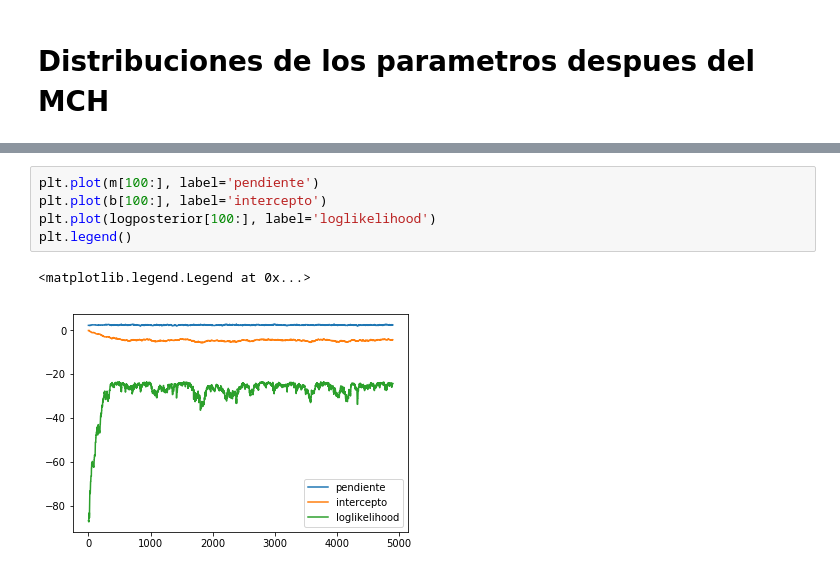
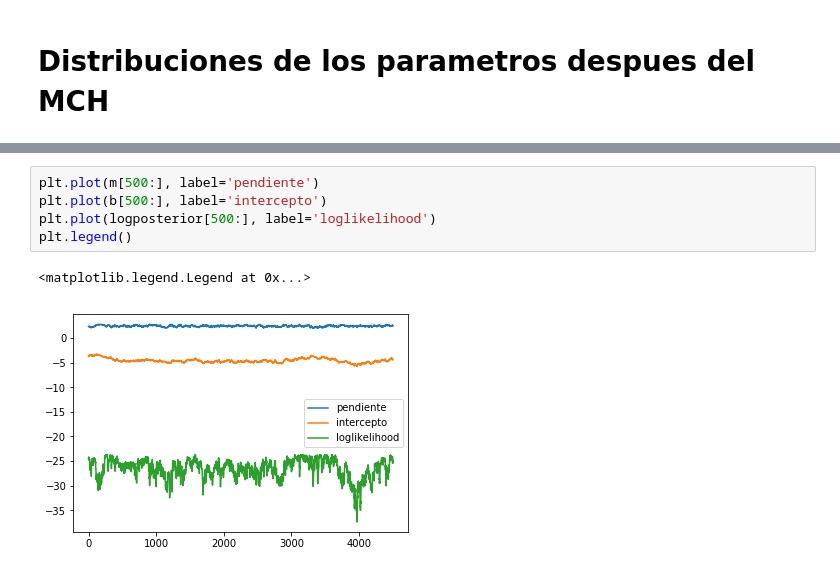
Before and after one commit to JoseMontanaC/Metodos_Computacionales, a Jupyter notebook: Repaso_Ejercicios/Ejercicio_7/Ejercicio_7.ipynb, the cells around one changed output, grey strips where cells are left out. Saved outputs shown, nothing was run; the diff lists cells and outputs as text.

```diff
--- a/Repaso_Ejercicios/Ejercicio_7/Ejercicio_7.ipynb
+++ b/Repaso_Ejercicios/Ejercicio_7/Ejercicio_7.ipynb
@@ -547,8 +554,8 @@ _=plt.hist2d(m[500:], b[500:], bins=15)
 # %%
-plt.plot(m[100:], label='pendiente')
-plt.plot(b[100:], label='intercepto')
-plt.plot(logposterior[100:], label='loglikelihood')
+plt.plot(m[500:], label='pendiente')
+plt.plot(b[500:], label='intercepto')
+plt.plot(logposterior[500:], label='loglikelihood')
 plt.legend()
 # %% [output]
 <matplotlib.legend.Legend at 0x...>
-[figure, old version]
+[figure, new version]
```
Also changed, not shown: parts of 7 cells of this notebook, 1 other file.
